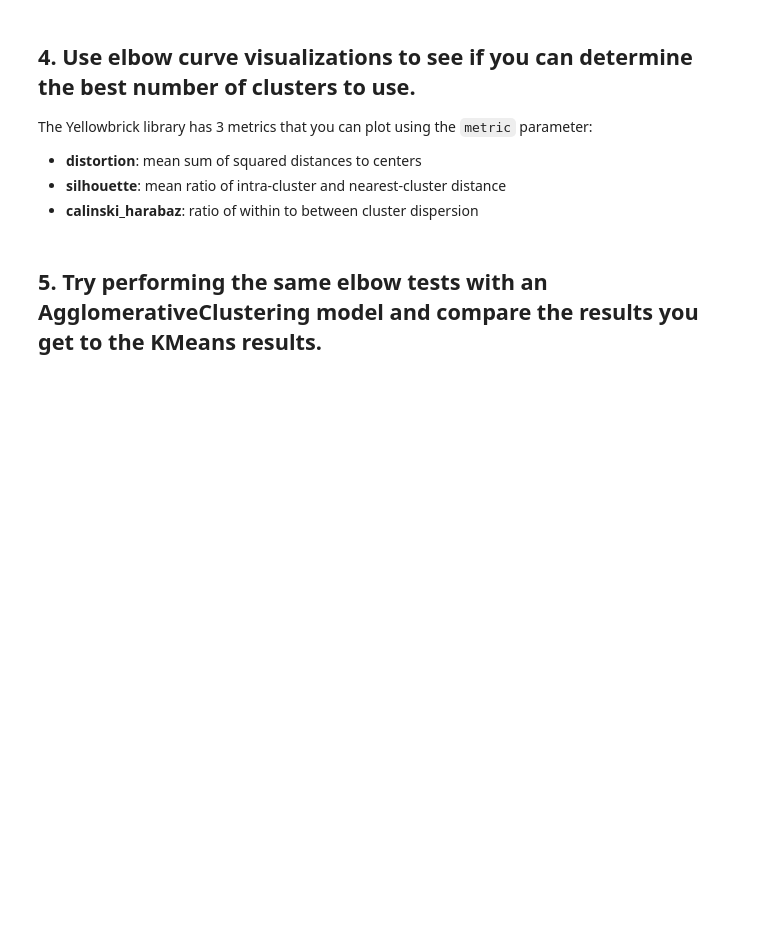
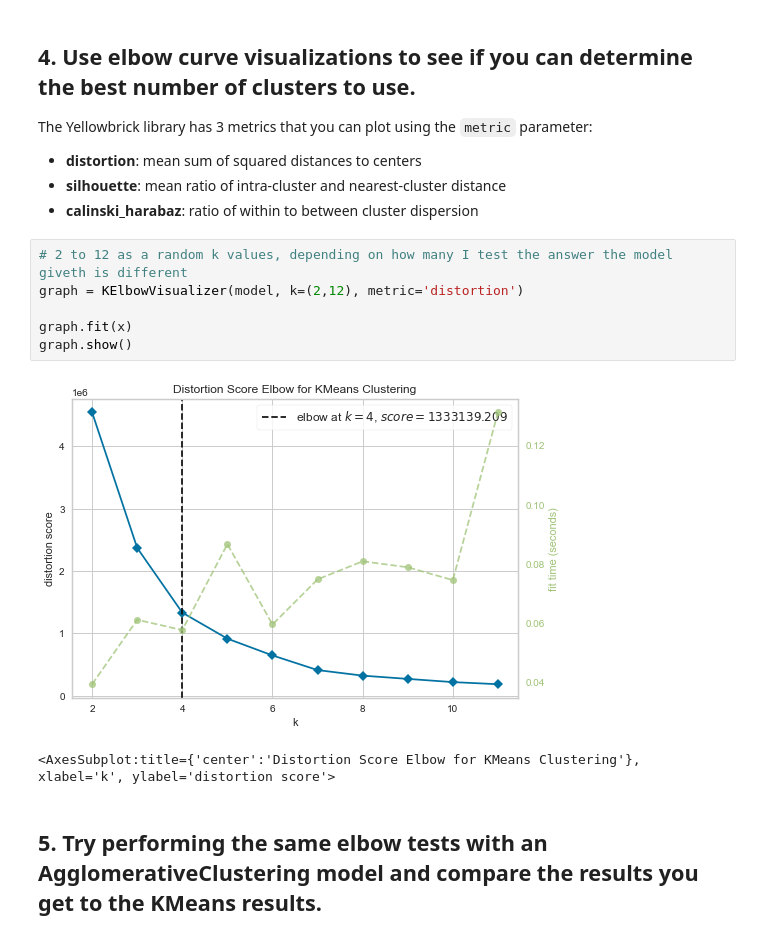
Before and after one commit to ta-data-lis/lab-learning-evaluation, a Jupyter notebook: your-code/main.ipynb, the cells around one changed output. Drawn from its saved outputs; the diff is of its cells as text; blank space fills up the shorter version.

```diff
--- a/your-code/main.ipynb
+++ b/your-code/main.ipynb
@@ -27,5 +116,14 @@ The Yellowbrick library has 3 metrics that you can plot using the `metric` param
 - **distortion**: mean sum of squared distances to centers
 - **silhouette**: mean ratio of intra-cluster and nearest-cluster distance
 - **calinski_harabaz**: ratio of within to between cluster dispersion
+# %%
+# 2 to 12 as a random k values, depending on how many I test the answer the model giveth is different
+graph = KElbowVisualizer(model, k=(2,12), metric='distortion')
+
+graph.fit(x)
+graph.show()
+# %% [output]
+[figure, added]
+<AxesSubplot:title={'center':'Distortion Score Elbow for KMeans Clustering'}, xlabel='k', ylabel='distortion score'>
 # %% [markdown]
 ## 5. Try performing the same elbow tests with an AgglomerativeClustering model and compare the results you get to the KMeans results.
```
Also changed, not shown: parts of 11 cells of this notebook.
